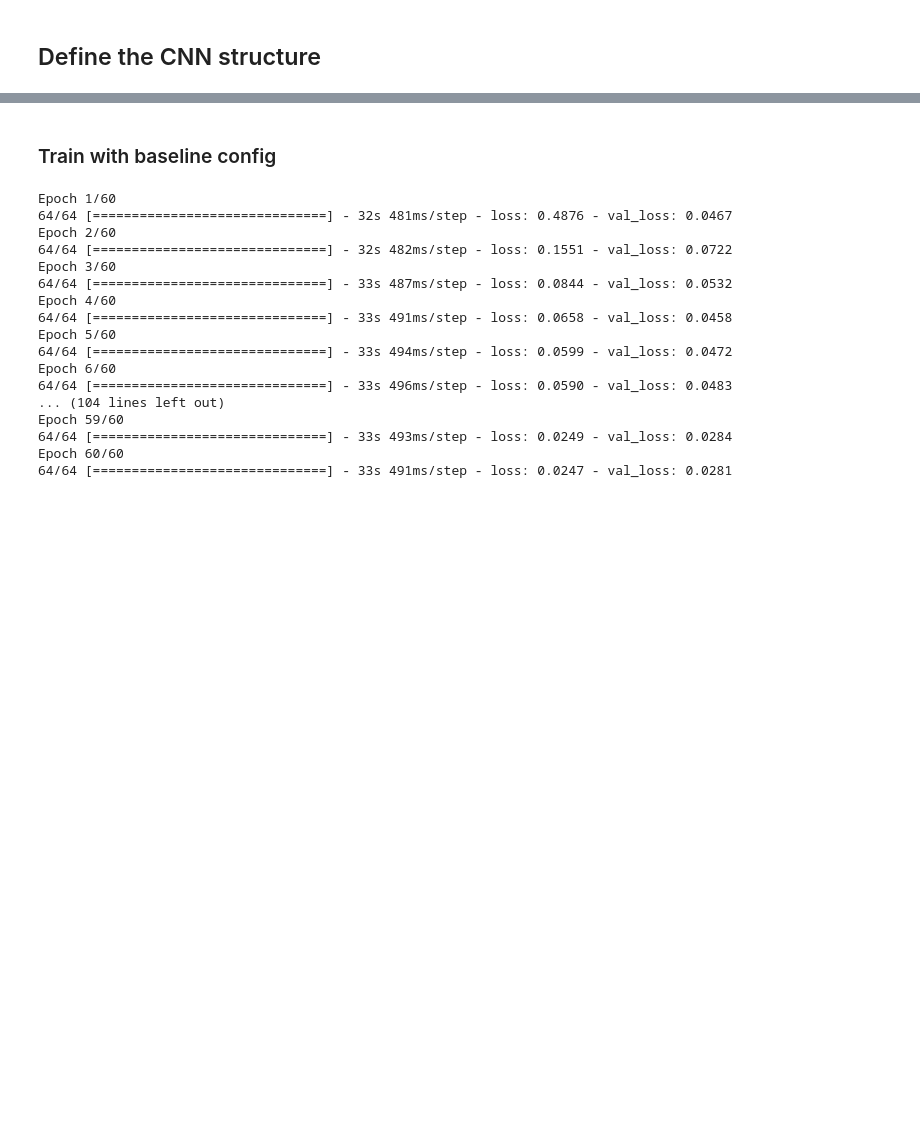
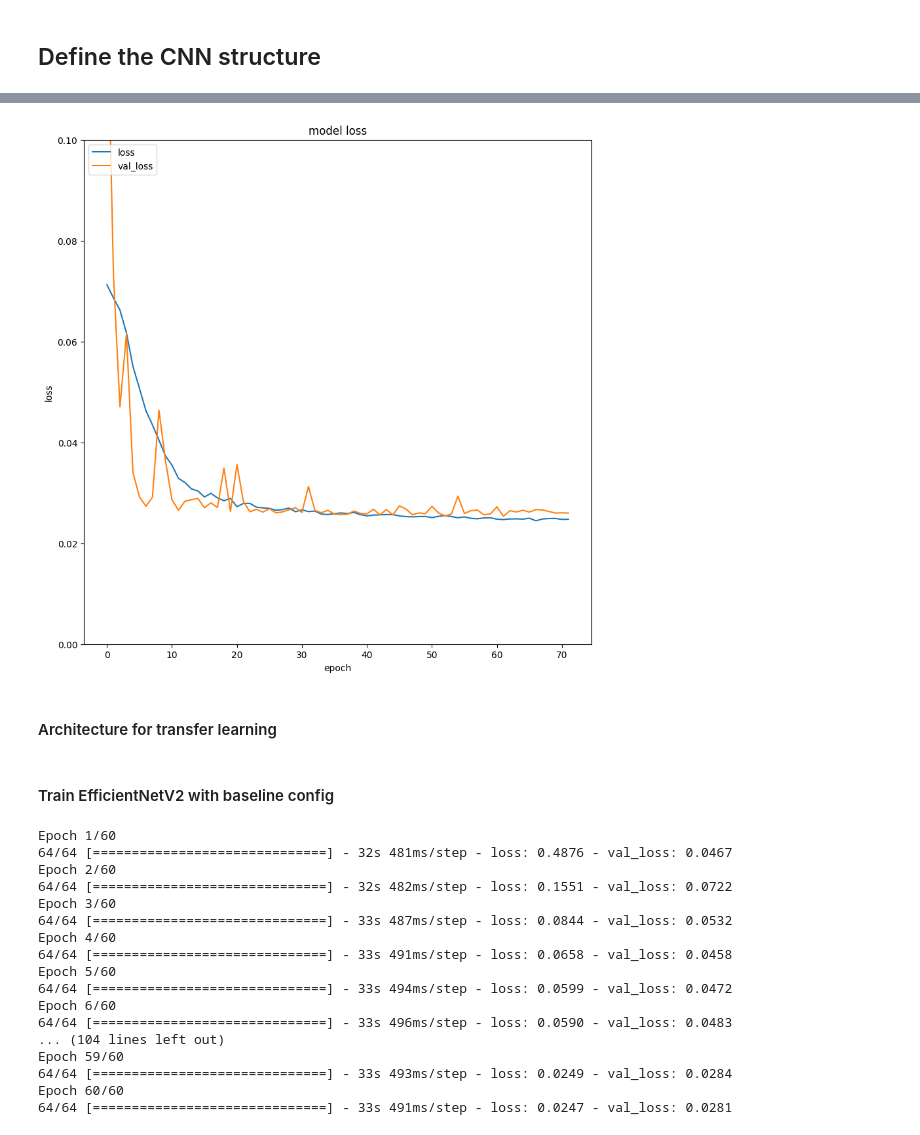
Before and after one commit to prina404/StatisticalMethodsProject, a Jupyter notebook: notebook/SLAM_CNN.ipynb, the cells around one changed output, grey strips where cells are left out. Drawn from its saved outputs; the diff is of its cells as text; code cells hidden in the pictures; blank space fills up the shorter version.

Commit message:
added custom resNet model

```diff
--- a/notebook/SLAM_CNN.ipynb
+++ b/notebook/SLAM_CNN.ipynb
@@ -54,7 +51,7 @@ BATCH_SIZE = 64
 IM_SHAPE = (500, 500, 3)
 MAX_EPOCHS = 40
 MODEL_SELECTION_STEPS = 50
-USE_DATASETS_FROM_PAPER = False
+USE_DATASETS_FROM_PAPER = True
 
 BACKBONE_MODEL = 'efficientnet'
 # %%
@@ -132,7 +143,7 @@ if USE_DATASETS_FROM_PAPER:
     df_splits = []
     for suff in suffixes:
         temp_df = pd.read_csv(f'{DATASET_FOLDER}/env_ids_{suff}.csv')
-        temp_df.env = temp_df.env.apply(lambda x: f'{IMG_PATH}/{x}.png')
+        temp_df.env = temp_df.env.apply(lambda x: f'{IMG_PATH}{x}.png')
         temp_df = df[df['id'].isin(temp_df.env)].drop_duplicates(subset='id')
         df_splits.append(temp_df)
 
@@ -211,0 +291,9 @@ def free_memory(model):
+# %%
+es = keras.callbacks.EarlyStopping(patience=10, restore_best_weights=True, start_from_epoch=40)
+lr_redux = keras.callbacks.ReduceLROnPlateau(monitor='val_loss', factor=0.2, patience=8, min_lr=0.0001)
+m = custom_resNet()
+
+hst_resnet = m.fit(train_data, batch_size=BATCH_SIZE, validation_data=val_data, epochs=MAX_EPOCHS*2, callbacks=[lr_redux, es])
+m.save('../models/customResNet.keras')
+
+free_memory(m)
@@ -212,3 +318,9 @@ def free_memory(model):
+# %%
+plot_history(hst_resnet)
+# %% [output]
+[figure, added]
+# %% [markdown]
+#### Architecture for transfer learning
 # %%
 def _build_efficientNet(input: layers.Layer):
     effNet = keras.applications.EfficientNetV2B3(include_top=False, pooling="avg")
@@ -266,7 +378,7 @@ baselineHyperparameters = {
 }
 m = build_model(baselineHyperparameters)
 # %% [markdown]
-### Train with baseline config
+#### Train EfficientNetV2 with baseline config
 # %%
 es = keras.callbacks.EarlyStopping(patience=7, restore_best_weights=True)
 
```
Also changed, not shown: parts of 22 cells of this notebook.
